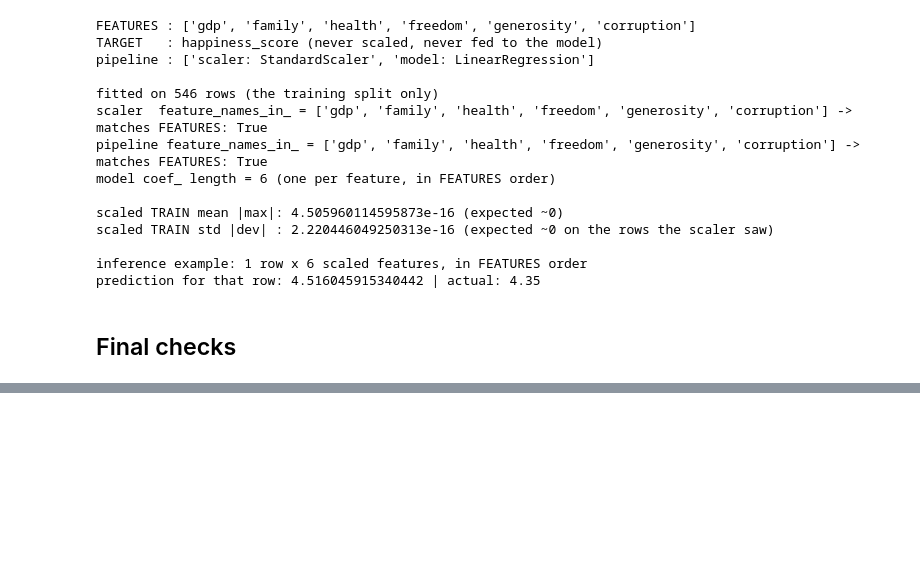
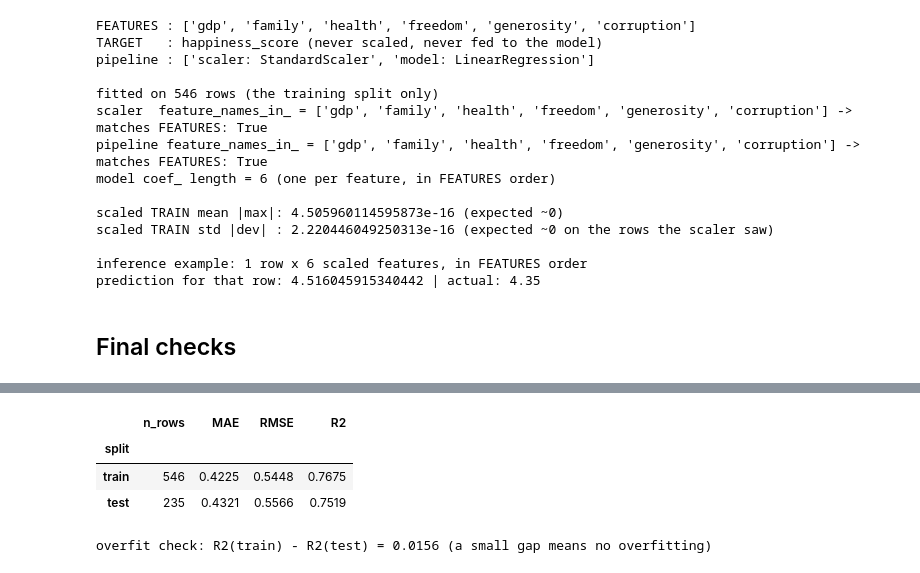
Before and after one commit to Juanseto2903/Streaming-ETL-with-Apache-Kafka-and-Machine-Learning, a Jupyter notebook: notebooks/model_training.ipynb, the cells around one changed output, grey strips where cells are left out. Drawn from its saved outputs; the diff is of its cells as text; code cells hidden in the pictures; blank space fills up the shorter version.

```diff
--- a/notebooks/model_training.ipynb
+++ b/notebooks/model_training.ipynb
@@ -363,0 +446,22 @@ Random-Forest comparison, full evaluation (MAE / RMSE / R²), then the artifacts
+# %%
+# 5.3 evaluation: MAE / RMSE / R^2 on BOTH splits (the train vs test gap is the overfit check)
+eval_rows = []
+for tag, X, yt in (("train", X6_train, y_train), ("test", X6_test, y_test)):
+    pred = final_pipeline.predict(X)
+    eval_rows.append({"split": tag, "n_rows": len(yt),
+                      "MAE": round(float(mean_absolute_error(yt, pred)), 4),
+                      "RMSE": round(float(np.sqrt(mean_squared_error(yt, pred))), 4),
+                      "R2": round(float(r2_score(yt, pred)), 4)})
+evaluation = pd.DataFrame(eval_rows).set_index("split")
+display(evaluation)
+pred_test = final_pipeline.predict(X6_test)
+residuals_test = y_test.values - pred_test
+print("overfit check: R2(train) - R2(test) =",
+      round(float(evaluation.loc["train", "R2"] - evaluation.loc["test", "R2"]), 4),
+      "(a small gap means no overfitting)")
+# %% [output]
+|  | n_rows | MAE | RMSE | R2 |
+| split |  |  |  |  |
+| train | 546 | 0.4225 | 0.5448 | 0.7675 |
+| test | 235 | 0.4321 | 0.5566 | 0.7519 |
+overfit check: R2(train) - R2(test) = 0.0156 (a small gap means no overfitting)
```
Also changed, not shown: parts of 11 cells of this notebook, 2 other files.
